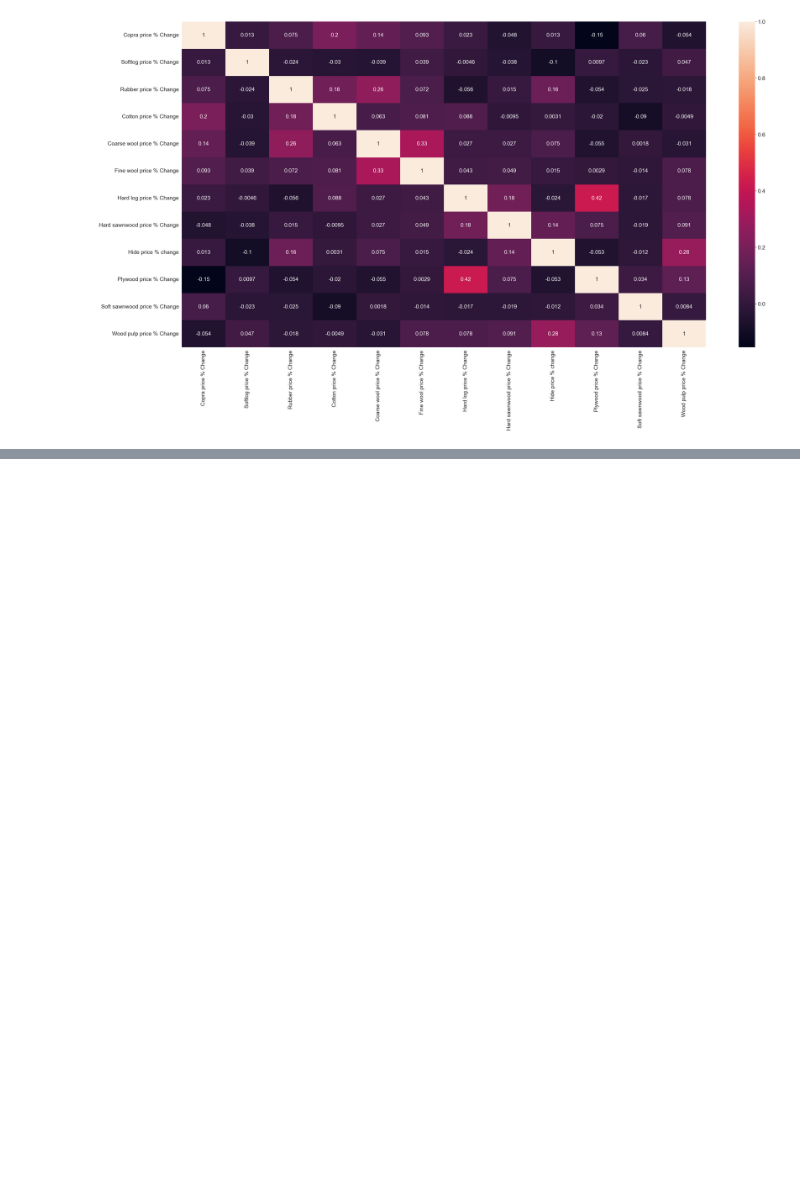
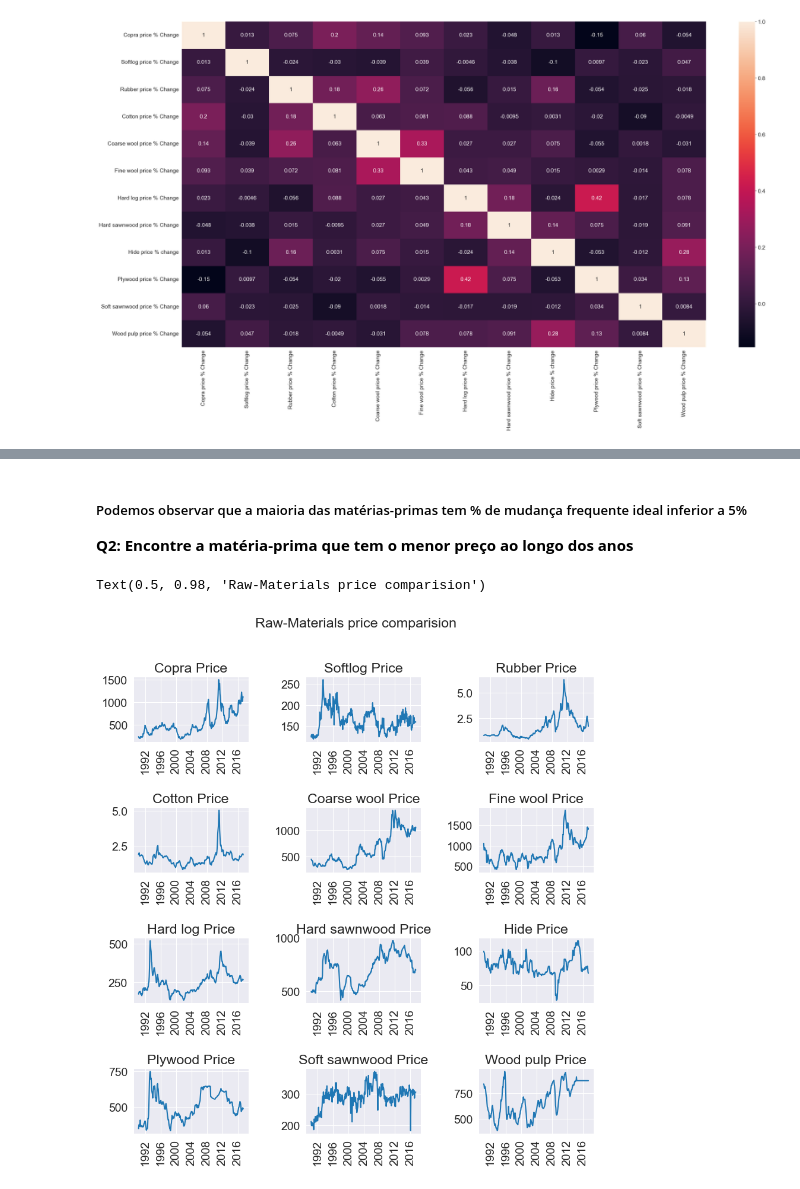
Before and after one commit to NatashaB-randao/Agricultural-Raw-Material-prices-1990-2020-, a Jupyter notebook: Agricultural.ipynb, the cells around one changed output, grey strips where cells are left out. Saved outputs shown, nothing was run; the diff lists cells and outputs as text; code cells hidden in the pictures; blank space fills up the shorter version.

```diff
--- a/Agricultural.ipynb
+++ b/Agricultural.ipynb
@@ -157,0 +210,33 @@ plt.show()
+# %% [markdown]
+##### Podemos observar que a maioria das matérias-primas tem % de mudança frequente ideal inferior a 5%
+
+**Q2: Encontre a matéria-prima que tem o menor preço ao longo dos anos**
+# %%
+# Cria uma nova figura com tamanho de 10x10 polegadas.
+plt.figure(figsize=(10, 10))
+
+# Lista de nomes de matérias-primas para as quais será gerado um gráfico.
+materialslist=['Copra Price','Softlog Price','Rubber Price','Cotton Price','Coarse wool Price','Fine wool Price','Hard log Price','Hard sawnwood Price','Hide Price','Plywood Price','Soft sawnwood Price','Wood pulp Price']
+
+# Loop para iterar sobre cada matéria-prima na lista e gerar subgráficos.
+for i in range(len(materialslist)):
+    # Adiciona um subgráfico (subplot) na posição i+1 (iniciando a contagem de 1).
+    plt.subplot(4,3,i+1)
+
+    # Ajusta o espaçamento vertical e horizontal entre os subgráficos.
+    plt.subplots_adjust(hspace=1, wspace=0.5)
+
+    # Adiciona um título ao subgráfico com o nome da matéria-prima.
+    plt.title(materialslist[i])
+
+    # Plota a série temporal da matéria-prima atual no subgráfico.
+    plt.plot(df[materialslist[i]])
+
+    # Rotaciona os rótulos do eixo x em 90 graus para melhorar a legibilidade.
+    plt.xticks(rotation=90)
+
+# Adiciona um título geral para a figura.
+plt.suptitle("Raw-Materials price comparision")
+# %% [output]
+Text(0.5, 0.98, 'Raw-Materials price comparision')
+[figure, added]
```
Also changed, not shown: parts of 7 cells of this notebook.
